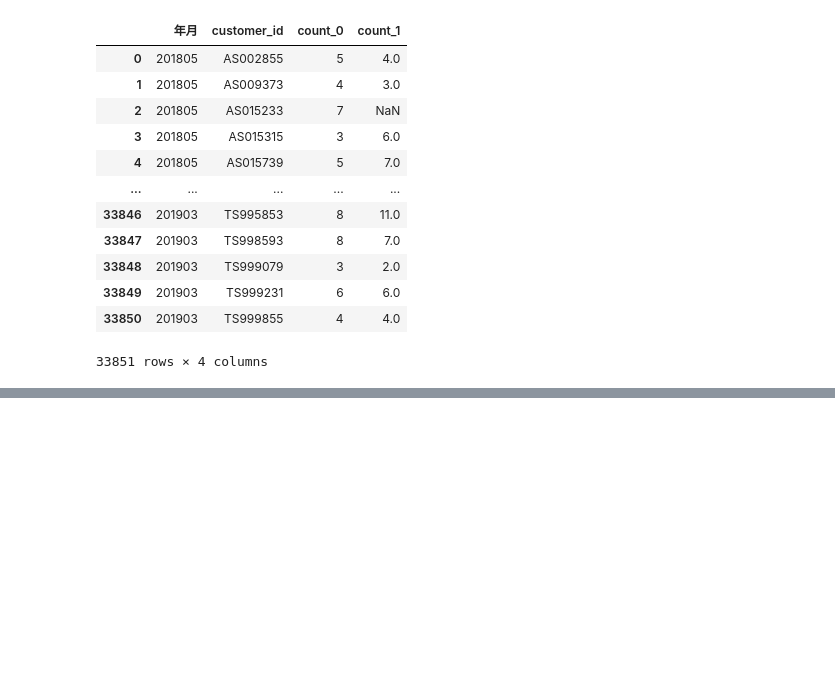
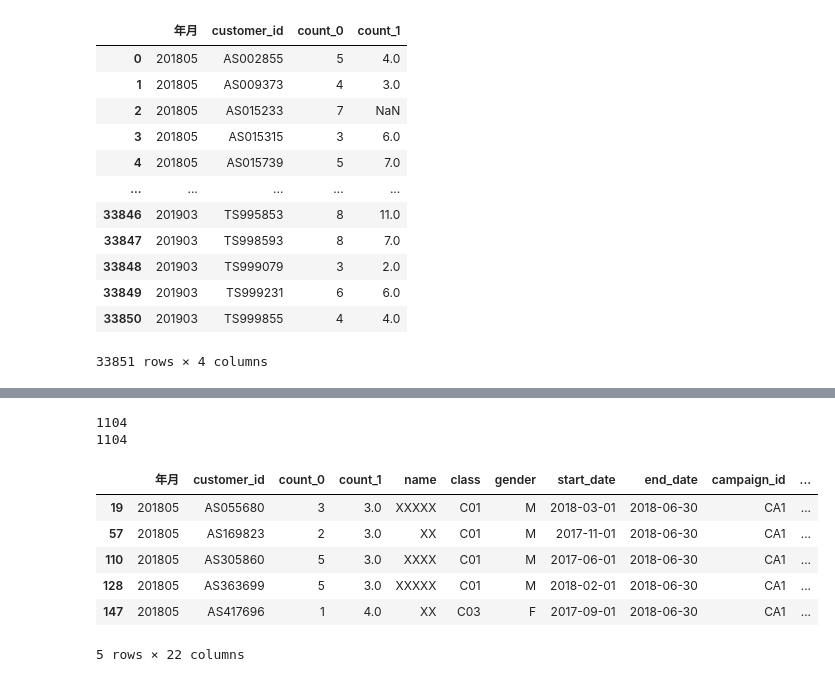
Before and after one commit to KodaiTakano/DataAnalysis100, a Jupyter notebook: session5/session5.ipynb, the cells around one changed output, grey strips where cells are left out. Saved outputs shown, nothing was run; the diff lists cells and outputs as text; code cells hidden in the pictures; blank space fills up the shorter version.

```diff
--- a/session5/session5.ipynb
+++ b/session5/session5.ipynb
@@ -47,0 +92,15 @@ See the caveats in the documentation: https://pandas.pydata.org/pandas-docs/stab
+# %%
+exit_uselog = exit_uselog.dropna(subset=["name"])
+print(len(exit_uselog))
+print(len(exit_uselog["customer_id"].unique()))
+exit_uselog.head()
+# %% [output]
+1104
+1104
+|  | 年月 | customer_id | count_0 | count_1 | name | class | gender | start_date | end_date | campaign_id | ... |
+| 19 | 201805 | AS055680 | 3 | 3.0 | XXXXX | C01 | M | 2018-03-01 | 2018-06-30 | CA1 | ... |
+| 57 | 201805 | AS169823 | 2 | 3.0 | XX | C01 | M | 2017-11-01 | 2018-06-30 | CA1 | ... |
+| 110 | 201805 | AS305860 | 5 | 3.0 | XXXX | C01 | M | 2017-06-01 | 2018-06-30 | CA1 | ... |
+| 128 | 201805 | AS363699 | 5 | 3.0 | XXXXX | C01 | M | 2018-02-01 | 2018-06-30 | CA1 | ... |
+| 147 | 201805 | AS417696 | 1 | 4.0 | XX | C03 | F | 2017-09-01 | 2018-06-30 | CA1 | ... |
+5 rows × 22 columns
```
Also changed, not shown: parts of 1 cell of this notebook.
